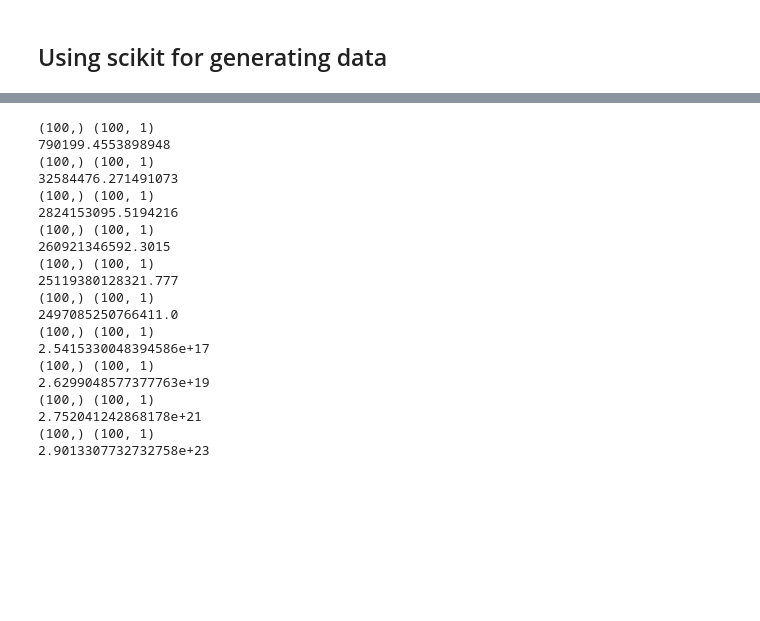
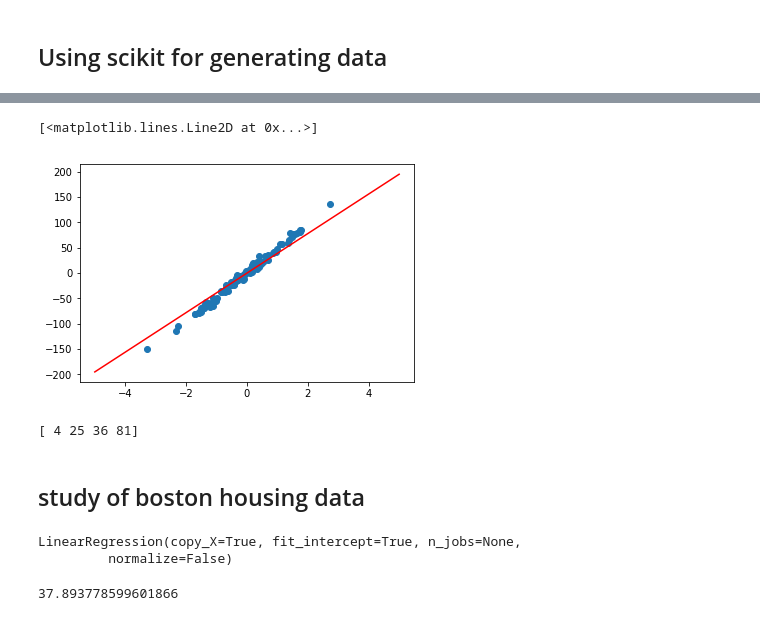
Before and after one commit to coding-blocks-archives/ML-Noida-2019-Jan-Morning, a Jupyter notebook: lecture_7/Regression Introduntion.ipynb, the cells around one changed output, grey strips where cells are left out. Saved outputs shown, nothing was run; the diff lists cells and outputs as text; code cells hidden in the pictures; blank space fills up the shorter version.

```diff
--- a/lecture_7/Regression Introduntion.ipynb
+++ b/lecture_7/Regression Introduntion.ipynb
@@ -45,12 +48,10 @@ def error(X, Y, theta):
 def grad_decent(X, Y, theta, lr):
     Yh = hypo(theta, X)
 
-    print(Y.shape, Yh.shape)
+    Y = Y.reshape(-1, 1)
 
-    change_inter = (np.sum((Y - Yh) * 1)/X.shape[0]) * lr
+    change_inter = (np.sum((Y - Yh))/X.shape[0]) * lr
     change_slop = (np.sum((Y - Yh) * X)/X.shape[0]) * lr
-
-#     print(change_inter, change_slop)
 
     theta[0] += change_inter
     theta[1] += change_slop
@@ -60,27 +61,36 @@ def grad_decent(X, Y, theta, lr):
     return theta, e
 # %%
 theta = np.array([0, 0])
-for i in range(10):
+for i in range(1000):
     theta, e = grad_decent(X, Y, theta, .1)
-    print(e)
+
+X_proj = np.linspace(-5, 5, 10)
+Y_proj = hypo(theta, X_proj)
+
+plt.scatter(X, Y)
+plt.plot(X_proj, Y_proj, c="Red")
 # %% [output]
-(100,) (100, 1)
-790199.4553898948
-(100,) (100, 1)
-32584476.271491073
-(100,) (100, 1)
-2824153095.5194216
-(100,) (100, 1)
-260921346592.3015
-(100,) (100, 1)
-25119380128321.777
-(100,) (100, 1)
-2497085250766411.0
-(100,) (100, 1)
-2.5415330048394586e+17
-(100,) (100, 1)
-2.6299048577377763e+19
-(100,) (100, 1)
-2.752041242868178e+21
-(100,) (100, 1)
-2.9013307732732758e+23
+[<matplotlib.lines.Line2D at 0x...>]
+[figure, added]
+# %%
+data = np.array([2, 5, 6, 9])
+
+print(data * data)
+# %% [output]
+[ 4 25 36 81]
+# %% [markdown]
+## study of boston housing data
+# %%
+data = load_boston()
+
+model = LinearRegression()
+
+slice = 400
+
+X = data.data
+Y = data.target
+
+model.fit(X[:slice], Y[:slice])
+# %% [output]
+LinearRegression(copy_X=True, fit_intercept=True, n_jobs=None,
+         normalize=False)
@@ -86,0 +101,4 @@ for i in range(10):
+# %%
+np.sum((yp-ya)**2/yp.shape[0])
+# %% [output]
+37.893778599601866
```
Also changed, not shown: parts of 5 cells of this notebook.
